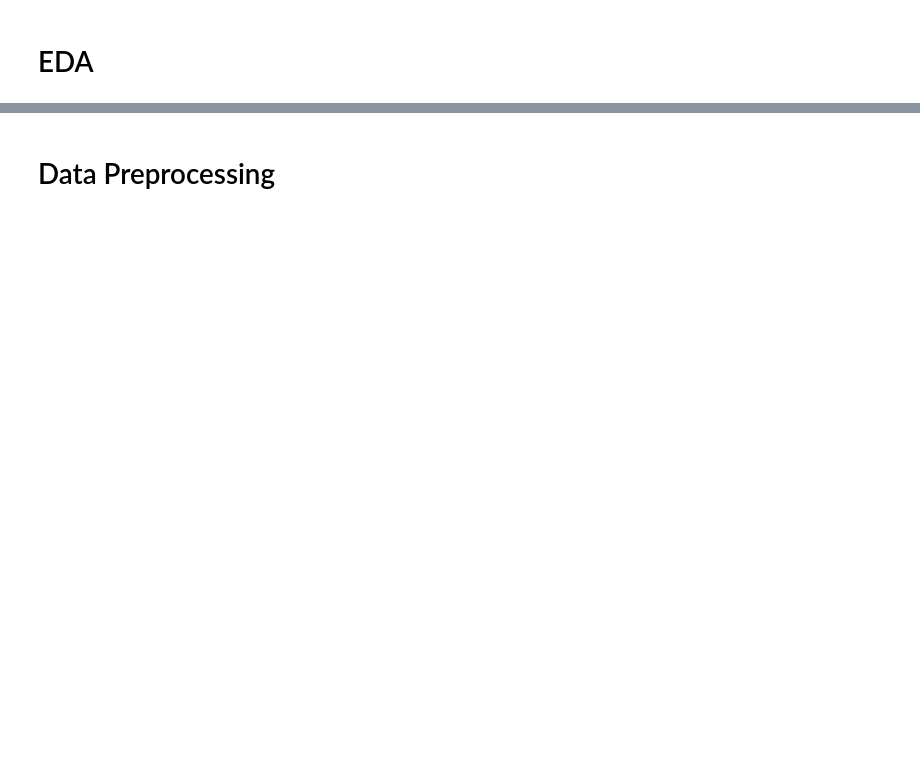
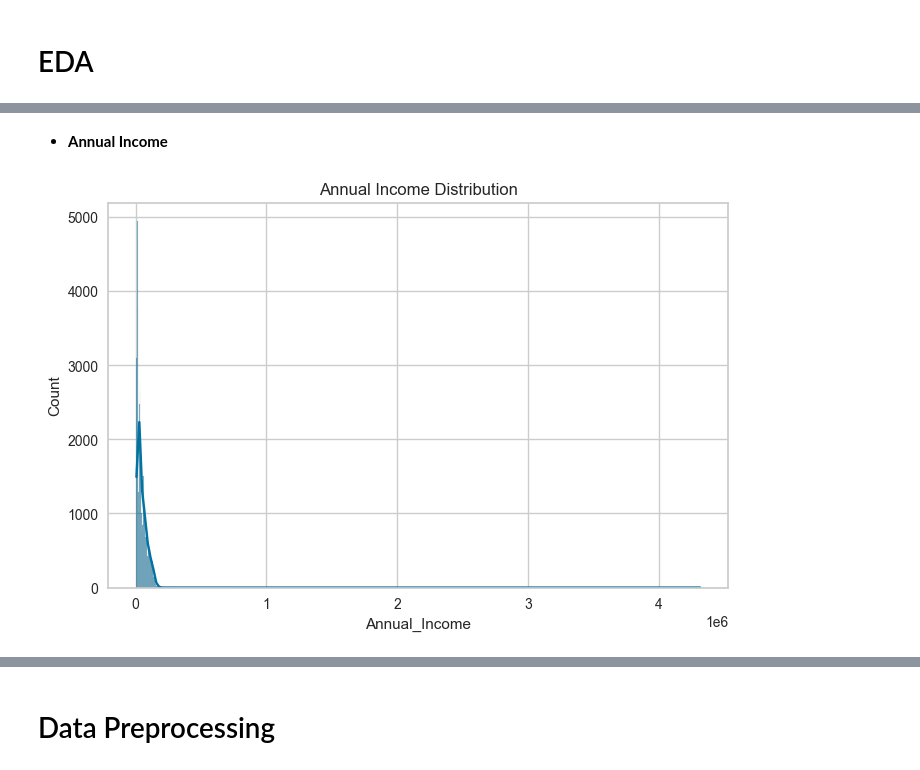
Before and after one commit to ishamel101/Credit-Score-Classification, a Jupyter notebook: Credit Score Classification.ipynb, the cells around one changed output, grey strips where cells are left out. Drawn from its saved outputs; the diff is of its cells as text; code cells hidden in the pictures; blank space fills up the shorter version.

```diff
--- a/Credit Score Classification.ipynb
+++ b/Credit Score Classification.ipynb
@@ -745,0 +739,10 @@ data_training.shape
+# %% [markdown]
+- **Annual Income**
+# %%
+# Annual Income
+plt.figure(figsize=(8, 5))
+sns.histplot(data_training['Annual_Income'], kde=True)
+plt.title('Annual Income Distribution')
+plt.show()
+# %% [output]
+[figure, added]
```
Also changed, not shown: parts of 25 cells of this notebook.
